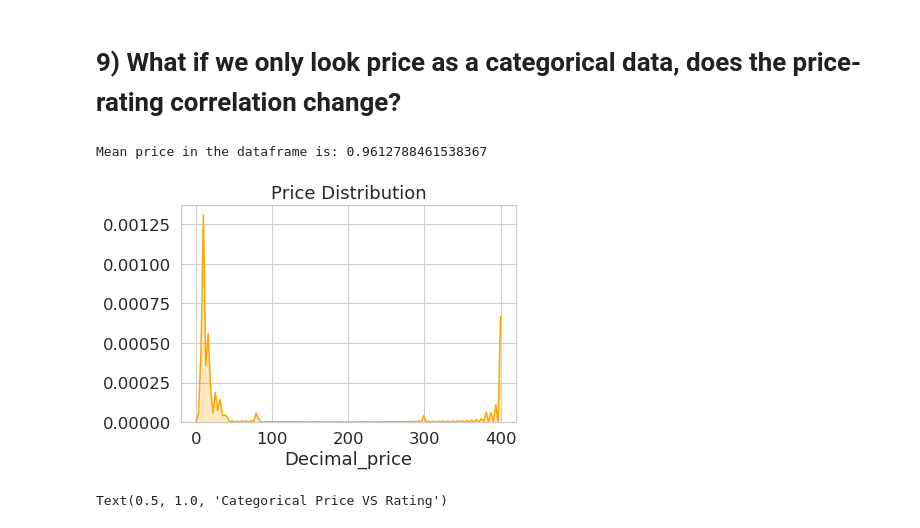
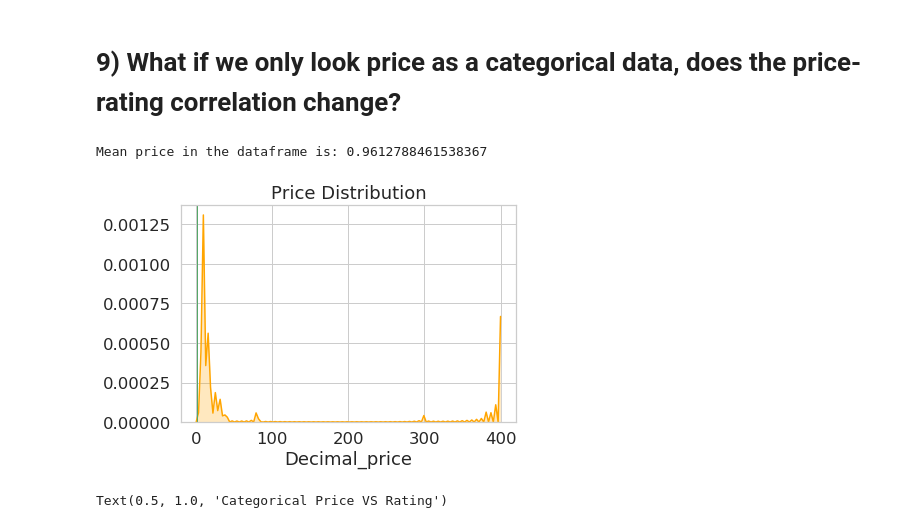
Before and after one commit to cereniyim/Customer-Segmentation-Unsupervised-ML-Model, a Jupyter notebook: Exploratory-Data-Analysis/exploratory-data-analysis-on-google-play-store.ipynb, the cells around one changed output. Saved outputs shown, nothing was run; the diff lists cells and outputs as text; code cells hidden in the pictures.

```diff
--- a/Exploratory-Data-Analysis/exploratory-data-analysis-on-google-play-store.ipynb
+++ b/Exploratory-Data-Analysis/exploratory-data-analysis-on-google-play-store.ipynb
@@ -325,9 +346,10 @@ Text(0.5, 1.0, 'Price VS Rating')
 # %%
 #look at the price distribution to determine price bins
 g2 = sns.distplot(df.Decimal_price, hist=False, color="orange", kde_kws={"shade": True})
+plt.axvline(x=df.Decimal_price.mean(), c="g", linewidth=1)
 plt.title("Price Distribution")
 print("Mean price in the dataframe is:", df.Decimal_price.mean())
 # %% [output]
 Mean price in the dataframe is: 0.9612788461538367
-[figure, old version]
+[figure, new version]
 # %%
```
Also changed, not shown: parts of 6 cells of this notebook.
